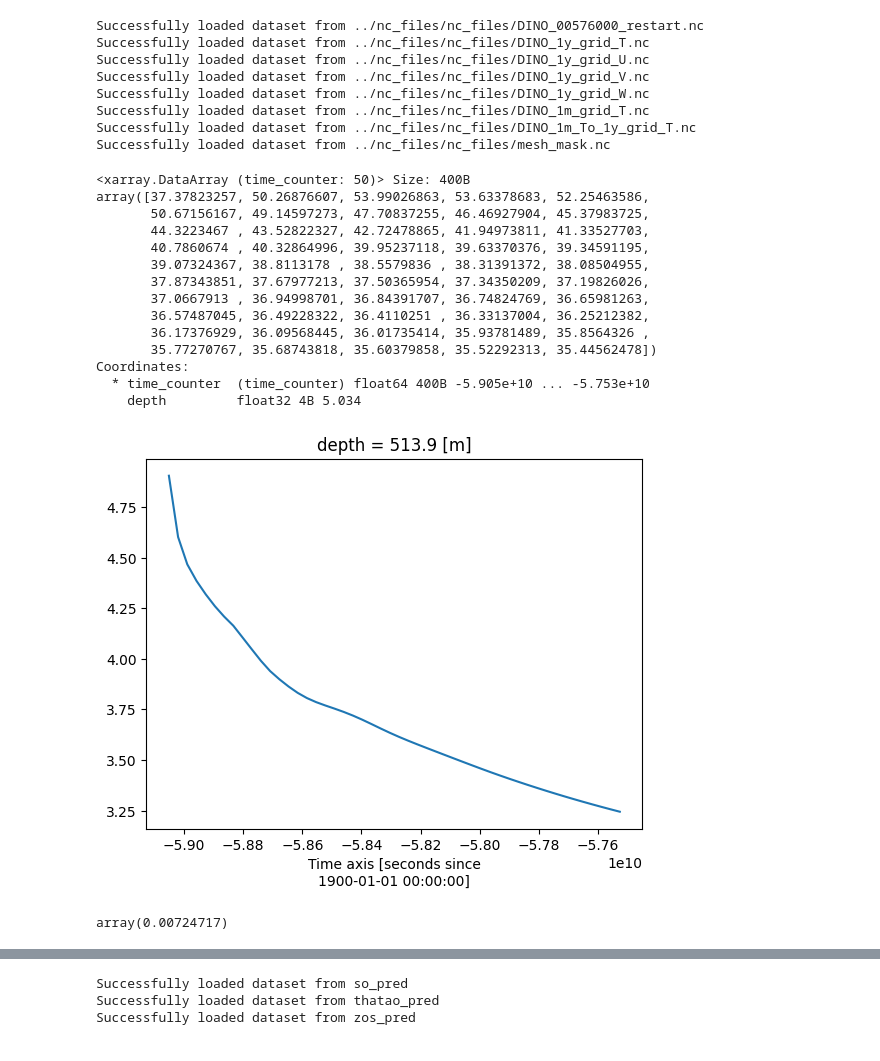
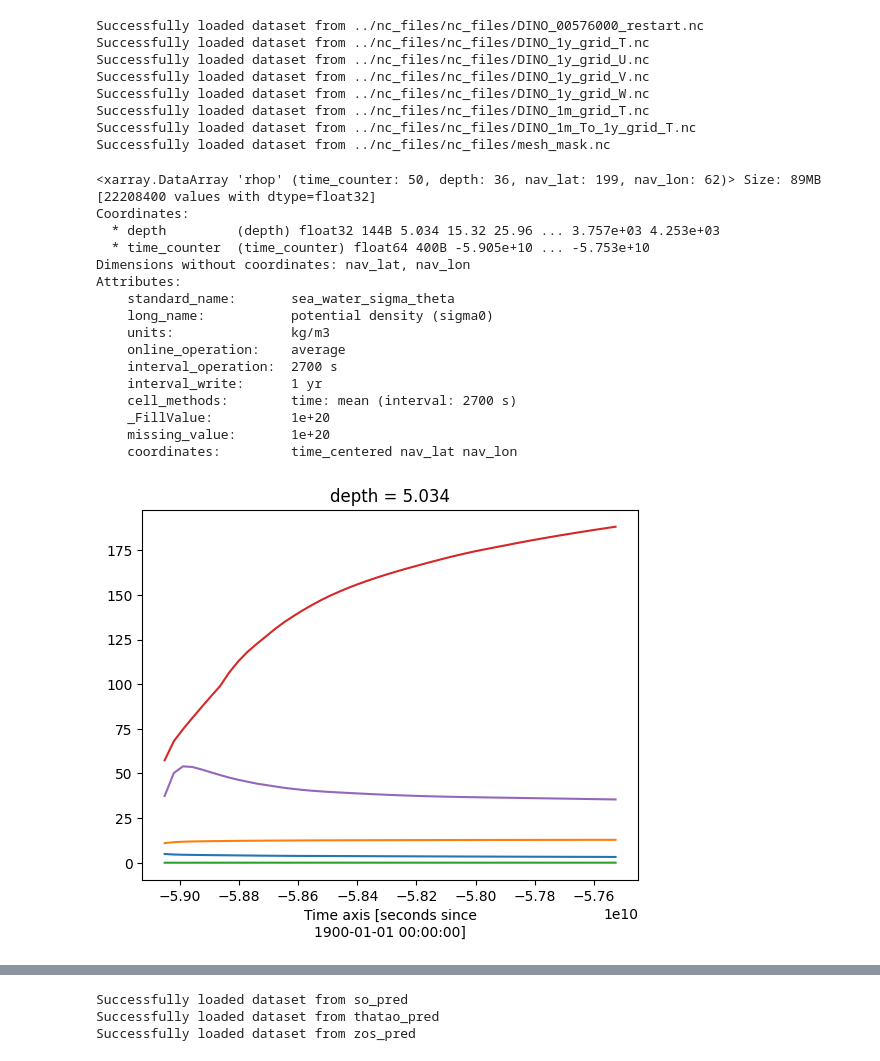
Before and after one commit to m2lines/Spinup-NEMO, a Jupyter notebook: metric_check.ipynb, the cells around one changed output, grey strips where cells are left out. Drawn from its saved outputs; the diff is of its cells as text; code cells hidden in the pictures.

Commit message:
Ran metrics functions on updated restart file

```diff
--- a/metric_check.ipynb
+++ b/metric_check.ipynb
@@ -470,32 +470,34 @@ Successfully loaded dataset from ../nc_files/nc_files/DINO_1y_grid_W.nc
 Successfully loaded dataset from ../nc_files/nc_files/DINO_1m_grid_T.nc
 Successfully loaded dataset from ../nc_files/nc_files/DINO_1m_To_1y_grid_T.nc
 Successfully loaded dataset from ../nc_files/nc_files/mesh_mask.nc
+# %%
+DINO_1y_grid_T.rhop
+# %% [output]
+<xarray.DataArray 'rhop' (time_counter: 50, depth: 36, nav_lat: 199, nav_lon: 62)> Size: 89MB
+[22208400 values with dtype=float32]
+Coordinates:
+  * depth         (depth) float32 144B 5.034 15.32 25.96 ... 3.757e+03 4.253e+03
+  * time_counter  (time_counter) float64 400B -5.905e+10 ... -5.753e+10
+Dimensions without coordinates: nav_lat, nav_lon
+Attributes:
+    standard_name:       sea_water_sigma_theta
+    long_name:           potential density (sigma0)
+    units:               kg/m3
+    online_operation:    average
+    interval_operation:  2700 s
+    interval_write:      1 yr
+    cell_methods:        time: mean (interval: 2700 s)
+    _FillValue:          1e+20
+    missing_value:       1e+20
+    coordinates:         time_centered nav_lat nav_lon
 # %%
-check_density(DINO_1y_grid_T.rhop)
-check_density(get_density(DINO_1y_grid_T.toce,DINO_1y_grid_T.soce,get_deptht(DINO_restart_file,DINO_mask_file),DINO_mask_file.tmask)[0])
+density1 = check_density(DINO_1y_grid_T.rhop)
+density2 = check_density(get_density(DINO_1y_grid_T.toce,DINO_1y_grid_T.soce,get_deptht(DINO_restart_file,DINO_mask_file),DINO_mask_file.tmask)[0])
 
-temperature_500m_30NS_metric(DINO_1y_grid_T.toce,DINO_mask_file).plot()
-temperature_BWbox_metric(DINO_1y_grid_T.toce,DINO_mask_file)
-temperature_DWbox_metric(DINO_1y_grid_U.uoce,DINO_mask_file)
-ACC_Drake_metric(DINO_1y_grid_U.uoce,DINO_mask_file)
-NASTG_BSF_max(DINO_1y_grid_V.voce,DINO_1m_To_1y_grid_T.ssh,DINO_mask_file)
+temp500 = temperature_500m_30NS_metric(DINO_1y_grid_T.toce,DINO_mask_file).plot()
+tempBW = temperature_BWbox_metric(DINO_1y_grid_T.toce,DINO_mask_file).plot()
+tempDW = temperature_DWbox_metric(DINO_1y_grid_U.uoce,DINO_mask_file).plot()
+ACC = ACC_Drake_metric(DINO_1y_grid_U.uoce,DINO_mask_file).plot()
+NASTG = NASTG_BSF_max(DINO_1y_grid_V.voce,DINO_1m_To_1y_grid_T.ssh,DINO_mask_file).plot()
 # %% [output]
-<xarray.DataArray (time_counter: 50)> Size: 400B
-array([37.37823257, 50.26876607, 53.99026863, 53.63378683, 52.25463586,
-       50.67156167, 49.14597273, 47.70837255, 46.46927904, 45.37983725,
-       44.3223467 , 43.52822327, 42.72478865, 41.94973811, 41.33527703,
-       40.7860674 , 40.32864996, 39.95237118, 39.63370376, 39.34591195,
-       39.07324367, 38.8113178 , 38.5579836 , 38.31391372, 38.08504955,
-       37.87343851, 37.67977213, 37.50365954, 37.34350209, 37.19826026,
-       37.0667913 , 36.94998701, 36.84391707, 36.74824769, 36.65981263,
-       36.57487045, 36.49228322, 36.4110251 , 36.33137004, 36.25212382,
-       36.17376929, 36.09568445, 36.01735414, 35.93781489, 35.8564326 ,
-       35.77270767, 35.68743818, 35.60379858, 35.52292313, 35.44562478])
-Coordinates:
-  * time_counter  (time_counter) float64 400B -5.905e+10 ... -5.753e+10
-    depth         float32 4B 5.034
-[figure, old version]
+[figure, new version]
-# %%
-check_density(get_density(DINO_1y_grid_T.toce,DINO_1y_grid_T.soce,get_deptht(DINO_restart_file,DINO_mask_file),DINO_mask_file.tmask)[0])
-# %% [output]
-array(0.00724717)
```
Also changed, not shown: parts of 13 cells of this notebook.
